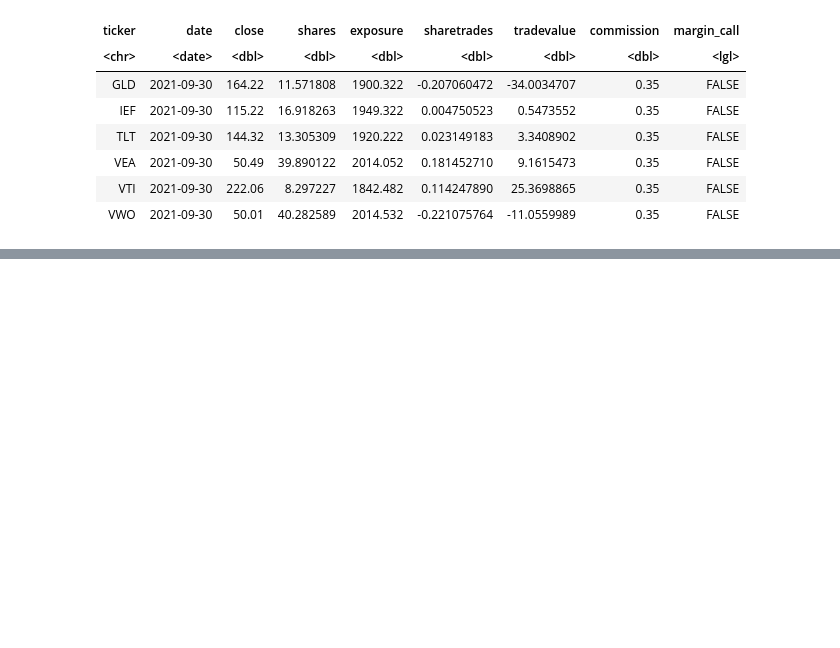
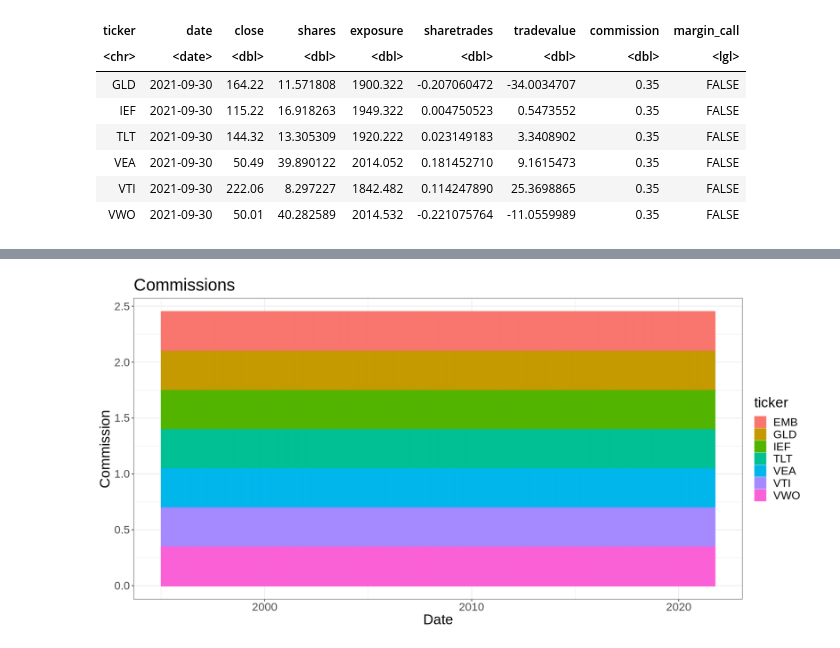
Before and after one commit to Robot-Wealth/rsims, a Jupyter notebook: examples/rsims_demo.ipynb, the cells around one changed output, grey strips where cells are left out. Cells and saved outputs as stored; diff of their text form; code cells hidden in the pictures; blank space fills up the shorter version.

```diff
--- a/examples/rsims_demo.ipynb
+++ b/examples/rsims_demo.ipynb
@@ -682,0 +704,5 @@ results_df %>%
+# %%
+# commissions: we pay the minimum commission every day! no wonder we didn't make any money...
+comm_chart(results_df, "Commissions", fill_scale, colour_scale)
+# %% [output]
+[figure, added]
```
Also changed, not shown: parts of 22 cells of this notebook.
